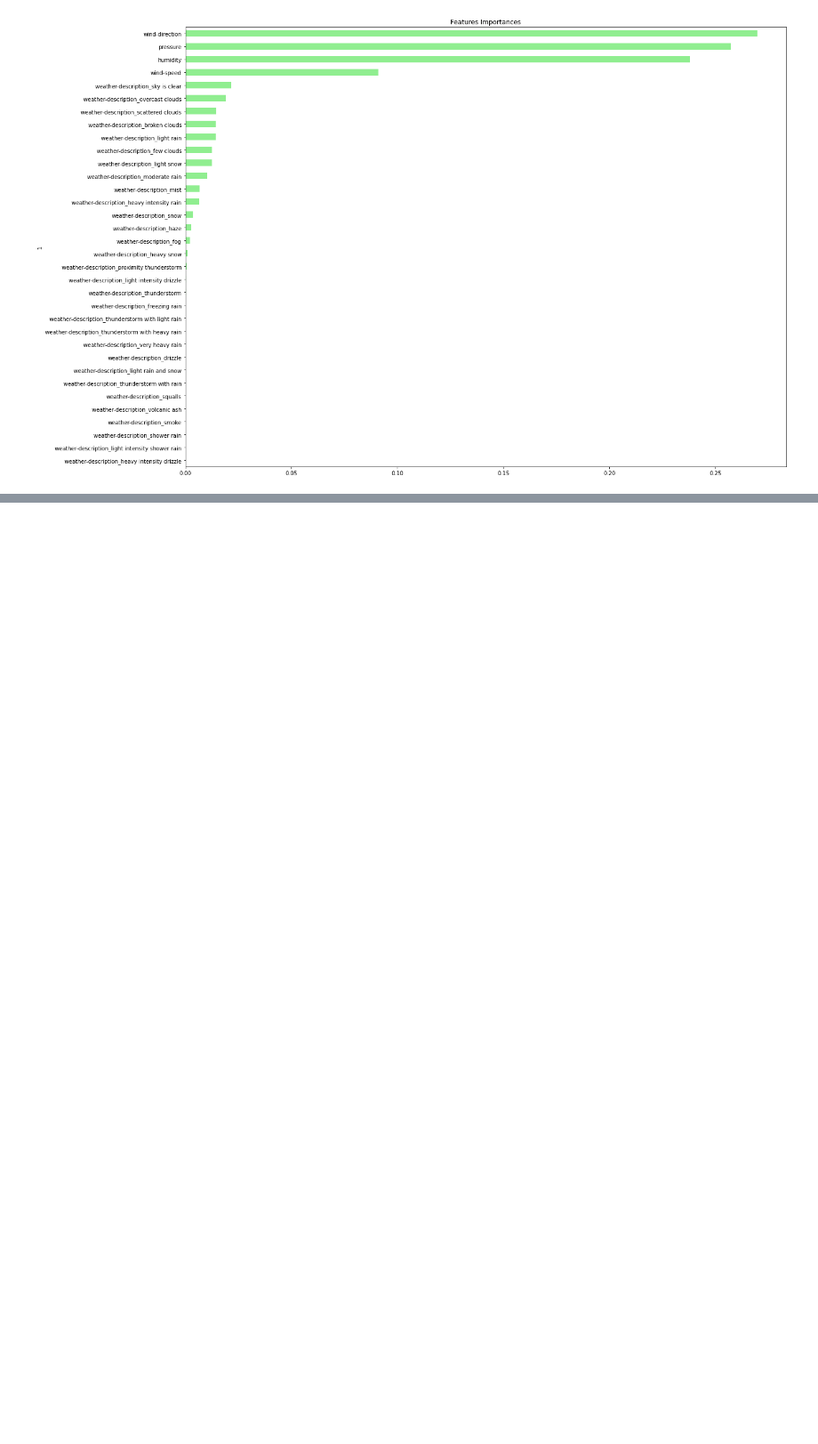
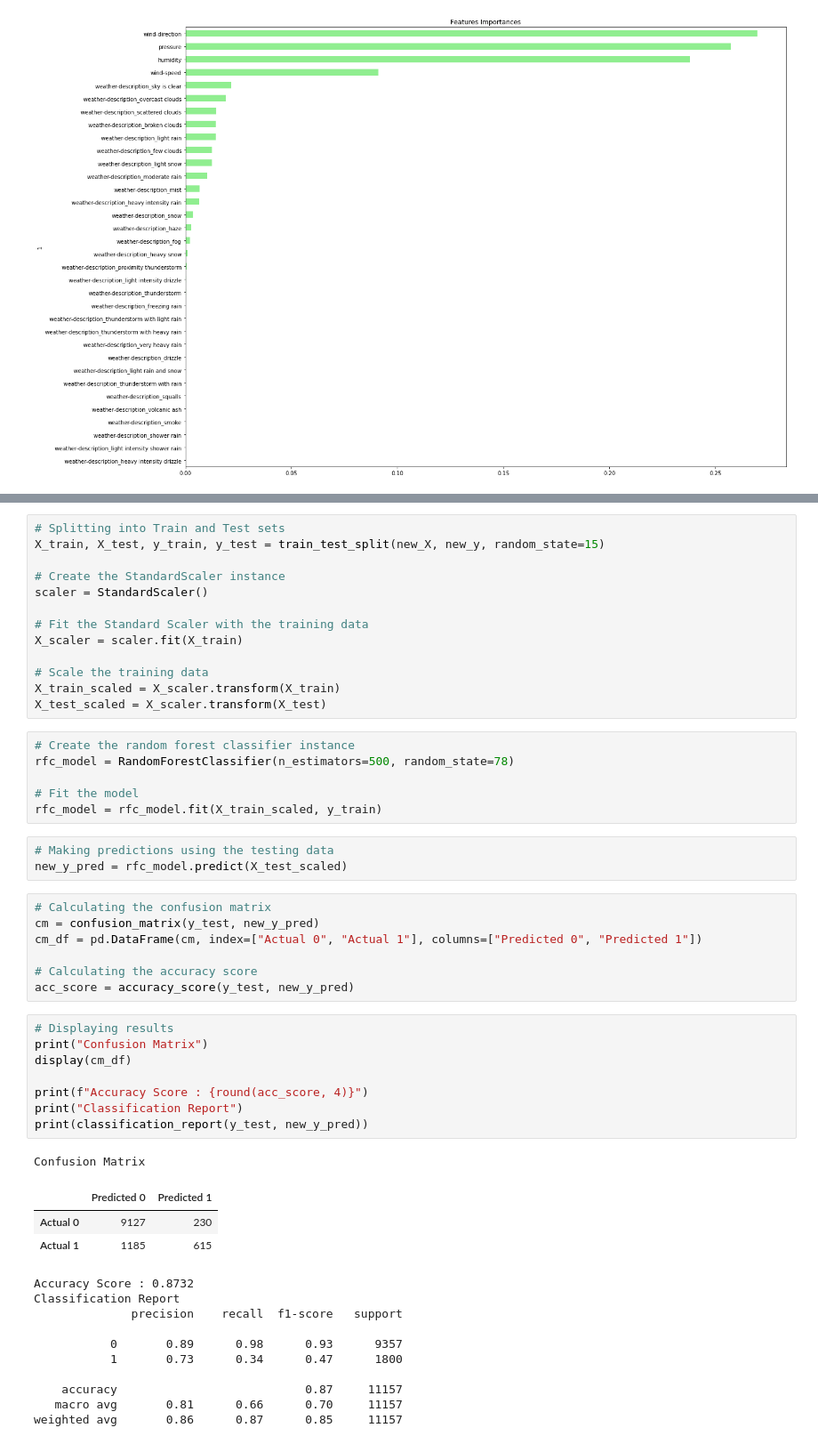
Before and after one commit to jarewa2/project_2, a Jupyter notebook: random_forest_model.ipynb, the cells around one changed output, grey strips where cells are left out. Shown at 89% size. Saved outputs shown, nothing was run; the diff lists cells and outputs as text; blank space fills up the shorter version.

```diff
--- a/random_forest_model.ipynb
+++ b/random_forest_model.ipynb
@@ -140,0 +193,52 @@ importances_sorted.plot(kind='barh', color='lightgreen', title= 'Features Import
+# %%
+# Splitting into Train and Test sets
+X_train, X_test, y_train, y_test = train_test_split(new_X, new_y, random_state=15)
+
+# Create the StandardScaler instance
+scaler = StandardScaler()
+
+# Fit the Standard Scaler with the training data
+X_scaler = scaler.fit(X_train)
+
+# Scale the training data
+X_train_scaled = X_scaler.transform(X_train)
+X_test_scaled = X_scaler.transform(X_test)
+# %%
+# Create the random forest classifier instance
+rfc_model = RandomForestClassifier(n_estimators=500, random_state=78)
+
+# Fit the model
+rfc_model = rfc_model.fit(X_train_scaled, y_train)
+# %%
+# Making predictions using the testing data
+new_y_pred = rfc_model.predict(X_test_scaled)
+# %%
+# Calculating the confusion matrix
+cm = confusion_matrix(y_test, new_y_pred)
+cm_df = pd.DataFrame(cm, index=["Actual 0", "Actual 1"], columns=["Predicted 0", "Predicted 1"])
+
+# Calculating the accuracy score
+acc_score = accuracy_score(y_test, new_y_pred)
+# %%
+# Displaying results
+print("Confusion Matrix")
+display(cm_df)
+
+print(f"Accuracy Score : {round(acc_score, 4)}")
+print("Classification Report")
+print(classification_report(y_test, new_y_pred))
+# %% [output]
+Confusion Matrix
+|  | Predicted 0 | Predicted 1 |
+| Actual 0 | 9127 | 230 |
+| Actual 1 | 1185 | 615 |
+Accuracy Score : 0.8732
+Classification Report
+              precision    recall  f1-score   support
+
+           0       0.89      0.98      0.93      9357
+           1       0.73      0.34      0.47      1800
+
+    accuracy                           0.87     11157
+   macro avg       0.81      0.66      0.70     11157
+weighted avg       0.86      0.87      0.85     11157
```
Also changed, not shown: parts of 7 cells of this notebook.
